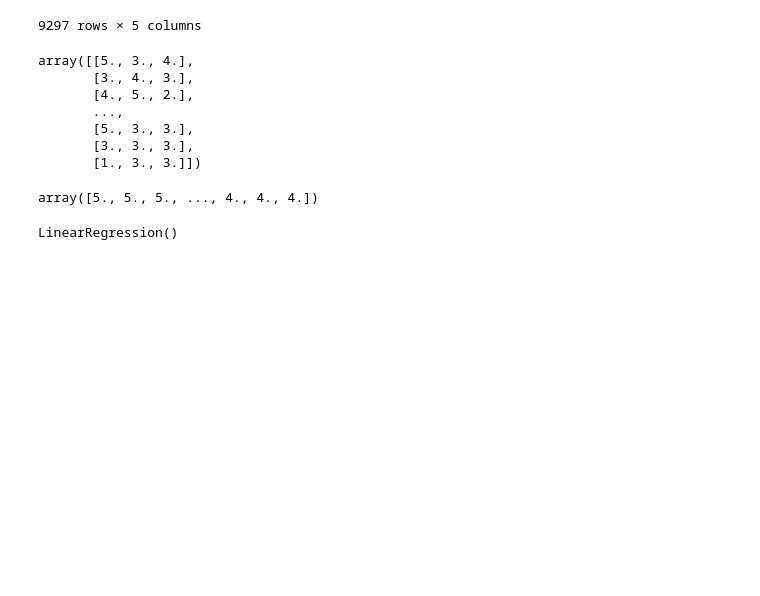
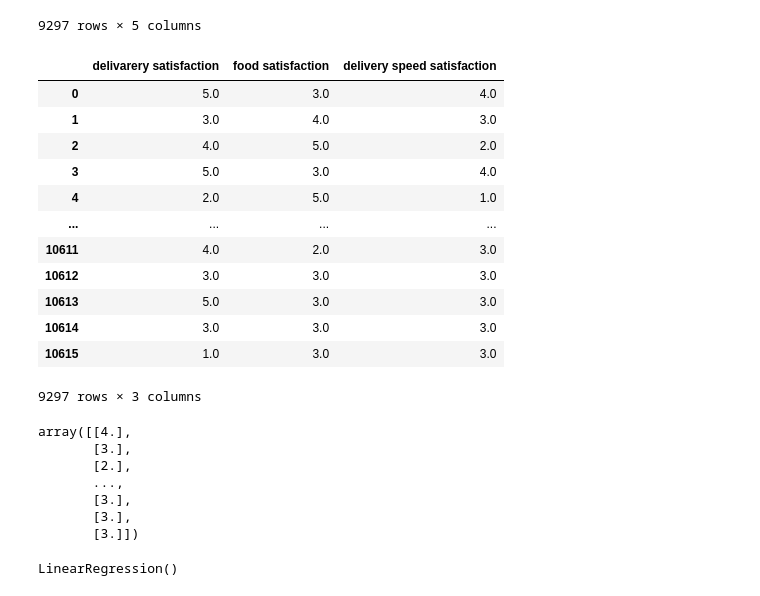
Before and after one commit to tejasvmodi/Machine_Learning_With_Python, a Jupyter notebook: FoodServiceAlisCEC.ipynb, the cells around one changed output. Drawn from its saved outputs; the diff is of its cells as text; code cells hidden in the pictures; blank space fills up the shorter version.

```diff
--- a/FoodServiceAlisCEC.ipynb
+++ b/FoodServiceAlisCEC.ipynb
@@ -35,21 +35,33 @@ alis
 | 10615 | 10616 | 1.0 | 3.0 | 3.0 | 4.0 |
 9297 rows × 5 columns
 # %%
-alis_x = alis.iloc[:,1:4].values
+alis_x = alis.iloc[:,1:4]
 alis_x
 # %% [output]
+|  | delivarery satisfaction | food satisfaction | delivery speed satisfaction |
+| 0 | 5.0 | 3.0 | 4.0 |
+| 1 | 3.0 | 4.0 | 3.0 |
+| 2 | 4.0 | 5.0 | 2.0 |
+| 3 | 5.0 | 3.0 | 4.0 |
+| 4 | 2.0 | 5.0 | 1.0 |
+| ... | ... | ... | ... |
+| 10611 | 4.0 | 2.0 | 3.0 |
+| 10612 | 3.0 | 3.0 | 3.0 |
+| 10613 | 5.0 | 3.0 | 3.0 |
+| 10614 | 3.0 | 3.0 | 3.0 |
+| 10615 | 1.0 | 3.0 | 3.0 |
-array([[5., 3., 4.],
-       [3., 4., 3.],
-       [4., 5., 2.],
-       ...,
-       [5., 3., 3.],
-       [3., 3., 3.],
-       [1., 3., 3.]])
+9297 rows × 3 columns
 # %%
-alis_y = alis.iloc[:,4].values
+alis_y = alis.iloc[:,3:4].values
 alis_y
 # %% [output]
-array([5., 5., 5., ..., 4., 4., 4.])
+array([[4.],
+       [3.],
+       [2.],
+       ...,
+       [3.],
+       [3.],
+       [3.]])
 # %%
 from sklearn import linear_model
 from sklearn.model_selection import train_test_split
```
Also changed, not shown: parts of 12 cells of this notebook.
